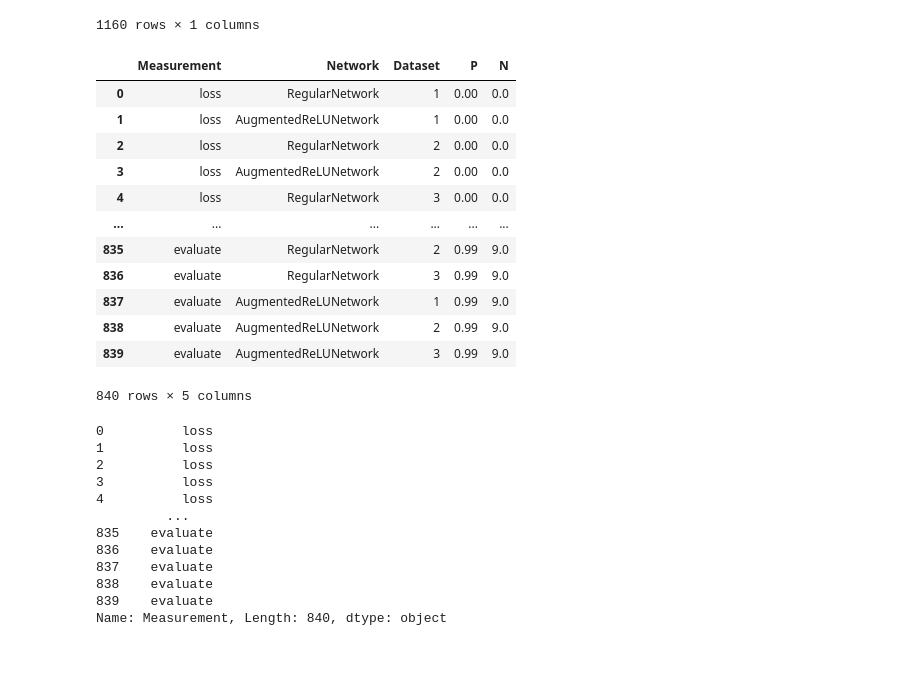
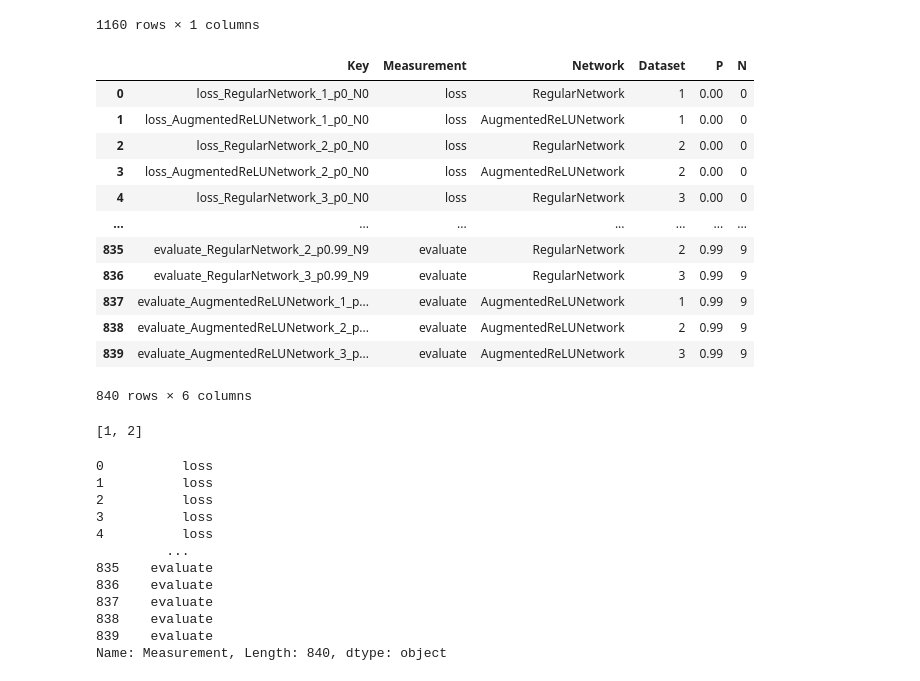
Before and after one commit to tail-call/Research, a Jupyter notebook: hyperplot11.ipynb, the cells around one changed output. Saved outputs shown, nothing was run; the diff lists cells and outputs as text; code cells hidden in the pictures.

```diff
--- a/hyperplot11.ipynb
+++ b/hyperplot11.ipynb
@@ -92,26 +92,30 @@ pd.DataFrame(report['loss_AugmentedReLUNetwork_2_p0.05_N7'])
 | 1159 | 0.017852 |
 1160 rows × 1 columns
 # %%
-df = pd.DataFrame([key.split('_') for key in report.keys()])
-df.columns = ['Measurement', 'Network', 'Dataset', 'P', 'N']
+df = pd.DataFrame([[key] + key.split('_') for key in report.keys()])
+df.columns = ['Key', 'Measurement', 'Network', 'Dataset', 'P', 'N']
 df.Dataset = df.Dataset.apply(lambda x: int(x))
 df.P = df.P.apply(lambda x: float(x[1:]))
-df.N = df.N.apply(lambda x: float(x[1:]))
+df.N = df.N.apply(lambda x: int(x[1:]))
 df
 # %% [output]
-|  | Measurement | Network | Dataset | P | N |
-| 0 | loss | RegularNetwork | 1 | 0.00 | 0.0 |
-| 1 | loss | AugmentedReLUNetwork | 1 | 0.00 | 0.0 |
-| 2 | loss | RegularNetwork | 2 | 0.00 | 0.0 |
-| 3 | loss | AugmentedReLUNetwork | 2 | 0.00 | 0.0 |
-| 4 | loss | RegularNetwork | 3 | 0.00 | 0.0 |
-| ... | ... | ... | ... | ... | ... |
-| 835 | evaluate | RegularNetwork | 2 | 0.99 | 9.0 |
-| 836 | evaluate | RegularNetwork | 3 | 0.99 | 9.0 |
-| 837 | evaluate | AugmentedReLUNetwork | 1 | 0.99 | 9.0 |
-| 838 | evaluate | AugmentedReLUNetwork | 2 | 0.99 | 9.0 |
-| 839 | evaluate | AugmentedReLUNetwork | 3 | 0.99 | 9.0 |
+|  | Key | Measurement | Network | Dataset | P | N |
+| 0 | loss_RegularNetwork_1_p0_N0 | loss | RegularNetwork | 1 | 0.00 | 0 |
+| 1 | loss_AugmentedReLUNetwork_1_p0_N0 | loss | AugmentedReLUNetwork | 1 | 0.00 | 0 |
+| 2 | loss_RegularNetwork_2_p0_N0 | loss | RegularNetwork | 2 | 0.00 | 0 |
+| 3 | loss_AugmentedReLUNetwork_2_p0_N0 | loss | AugmentedReLUNetwork | 2 | 0.00 | 0 |
+| 4 | loss_RegularNetwork_3_p0_N0 | loss | RegularNetwork | 3 | 0.00 | 0 |
+| ... | ... | ... | ... | ... | ... | ... |
+| 835 | evaluate_RegularNetwork_2_p0.99_N9 | evaluate | RegularNetwork | 2 | 0.99 | 9 |
+| 836 | evaluate_RegularNetwork_3_p0.99_N9 | evaluate | RegularNetwork | 3 | 0.99 | 9 |
+| 837 | evaluate_AugmentedReLUNetwork_1_p... | evaluate | AugmentedReLUNetwork | 1 | 0.99 | 9 |
+| 838 | evaluate_AugmentedReLUNetwork_2_p... | evaluate | AugmentedReLUNetwork | 2 | 0.99 | 9 |
+| 839 | evaluate_AugmentedReLUNetwork_3_p... | evaluate | AugmentedReLUNetwork | 3 | 0.99 | 9 |
-840 rows × 5 columns
+840 rows × 6 columns
+# %%
+[1] + [2]
+# %% [output]
+[1, 2]
 # %%
 df.Measurement
 # %% [output]
```
Also changed, not shown: parts of 2 cells of this notebook, 2 other files.
